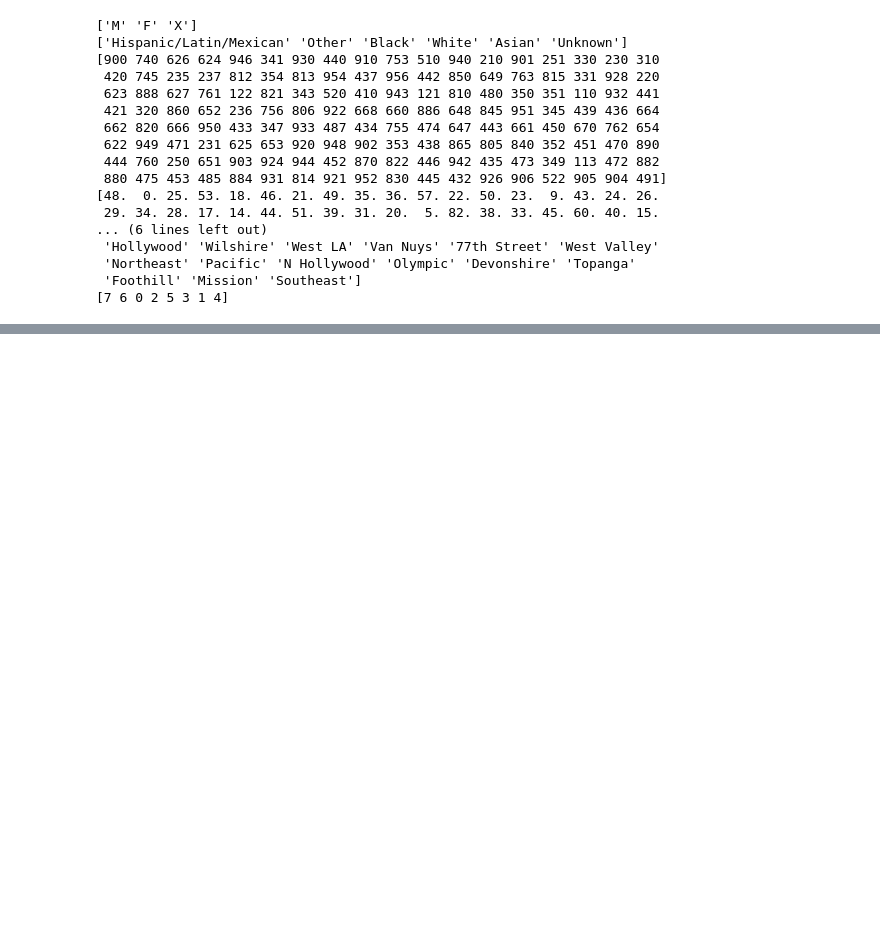
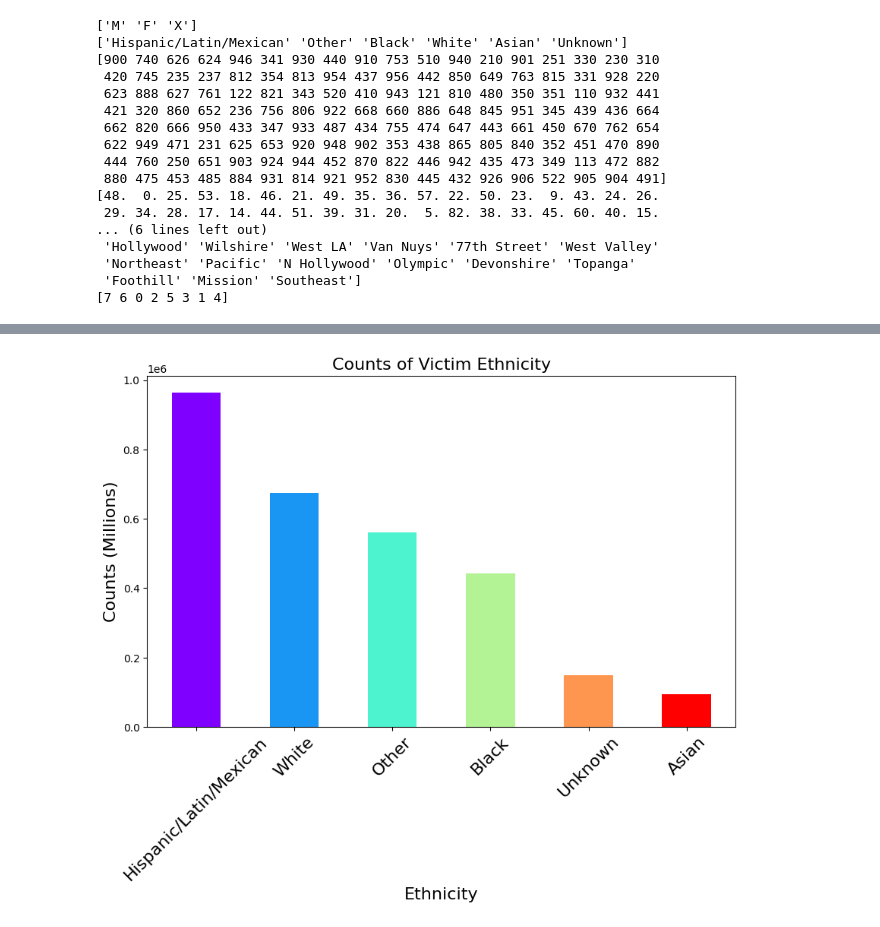
Before and after one commit to elijahcw-git/Capstone, a Jupyter notebook: data_cleaner.ipynb, the cells around one changed output, grey strips where cells are left out. Saved outputs shown, nothing was run; the diff lists cells and outputs as text; code cells hidden in the pictures; blank space fills up the shorter version.

```diff
--- a/data_cleaner.ipynb
+++ b/data_cleaner.ipynb
@@ -231,0 +315,15 @@ df['Crime_Category_Code'].unique()
+# %%
+category_counts = merged_df['Region_Ethnic_Origin'].value_counts()
+# Generate a list of unique colors for each bar
+colors = plt.cm.rainbow(np.linspace(0, 1, len(category_counts)))
+
+# Plotting the bar chart
+plt.figure(figsize=(10, 6))
+category_counts.plot(kind='bar', color=colors)
+plt.xlabel('Ethnicity', fontsize = 16)
+plt.ylabel('Counts (Millions)', fontsize = 16)
+plt.title('Counts of Victim Ethnicity', fontsize = 16)
+plt.xticks(rotation=45, fontsize = 16)
+plt.show()
+# %% [output]
+[figure, added]
```
Also changed, not shown: parts of 13 cells of this notebook.
